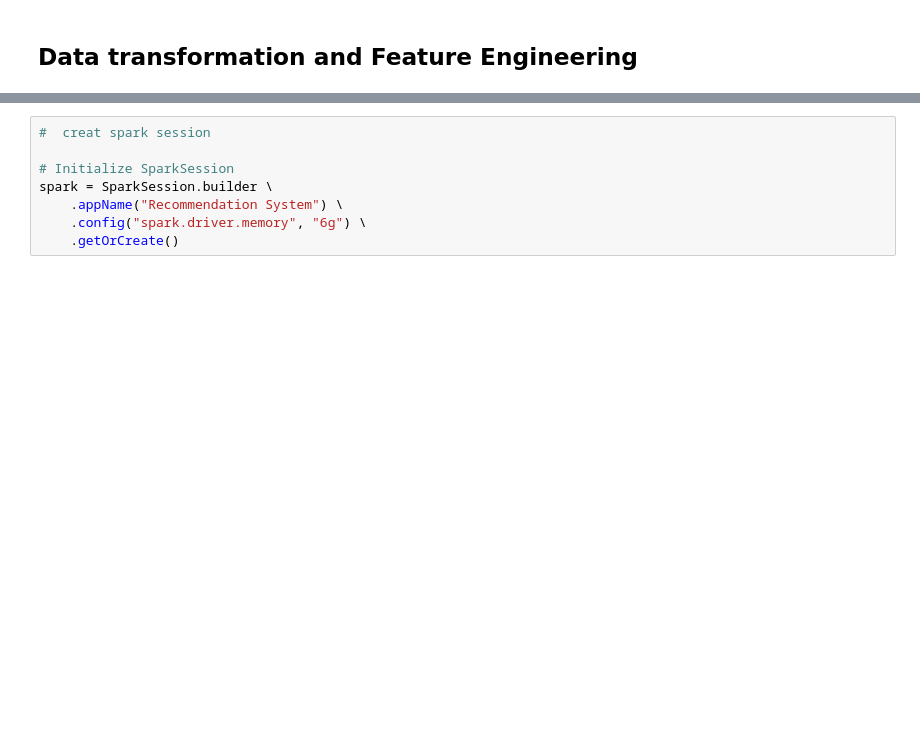
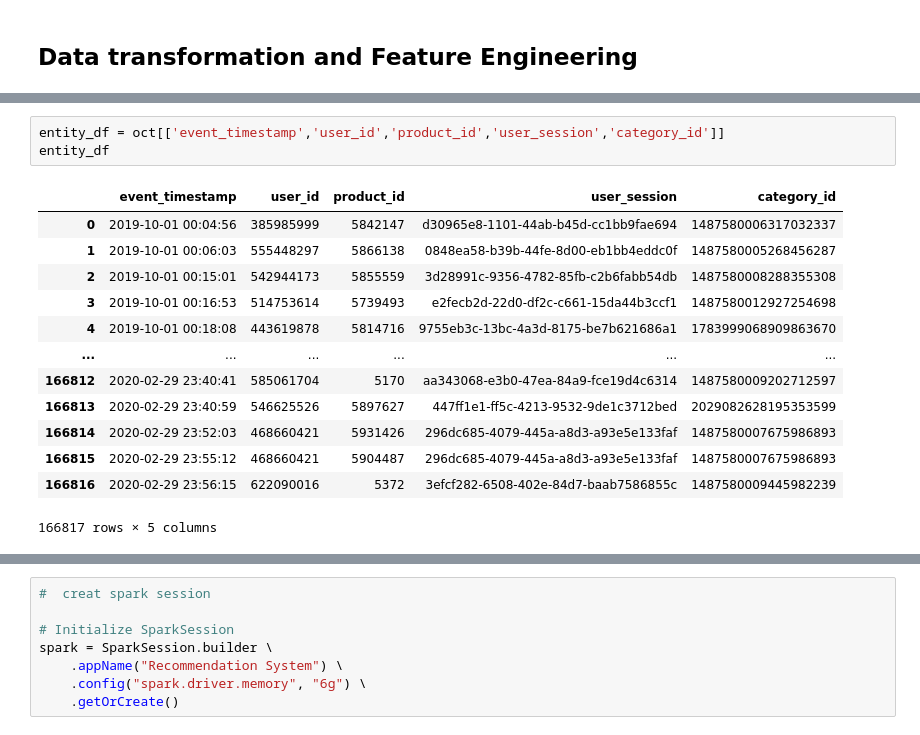
Before and after one commit to GIDDY269/Product_recommendation_system, a Jupyter notebook: notebooks/trial_03_DataTransformation.ipynb, the cells around one changed output, grey strips where cells are left out. Saved outputs shown, nothing was run; the diff lists cells and outputs as text; blank space fills up the shorter version.

```diff
--- a/notebooks/trial_03_DataTransformation.ipynb
+++ b/notebooks/trial_03_DataTransformation.ipynb
@@ -31,0 +79,17 @@ from pyspark.ml.clustering import KMeans
+# %%
+entity_df = oct[['event_timestamp','user_id','product_id','user_session','category_id']]
+entity_df
+# %% [output]
+|  | event_timestamp | user_id | product_id | user_session | category_id |
+| 0 | 2019-10-01 00:04:56 | 385985999 | 5842147 | d30965e8-1101-44ab-b45d-cc1bb9fae694 | 1487580006317032337 |
+| 1 | 2019-10-01 00:06:03 | 555448297 | 5866138 | 0848ea58-b39b-44fe-8d00-eb1bb4eddc0f | 1487580005268456287 |
+| 2 | 2019-10-01 00:15:01 | 542944173 | 5855559 | 3d28991c-9356-4782-85fb-c2b6fabb54db | 1487580008288355308 |
+| 3 | 2019-10-01 00:16:53 | 514753614 | 5739493 | e2fecb2d-22d0-df2c-c661-15da44b3ccf1 | 1487580012927254698 |
+| 4 | 2019-10-01 00:18:08 | 443619878 | 5814716 | 9755eb3c-13bc-4a3d-8175-be7b621686a1 | 1783999068909863670 |
+| ... | ... | ... | ... | ... | ... |
+| 166812 | 2020-02-29 23:40:41 | 585061704 | 5170 | aa343068-e3b0-47ea-84a9-fce19d4c6314 | 1487580009202712597 |
+| 166813 | 2020-02-29 23:40:59 | 546625526 | 5897627 | 447ff1e1-ff5c-4213-9532-9de1c3712bed | 2029082628195353599 |
+| 166814 | 2020-02-29 23:52:03 | 468660421 | 5931426 | 296dc685-4079-445a-a8d3-a93e5e133faf | 1487580007675986893 |
+| 166815 | 2020-02-29 23:55:12 | 468660421 | 5904487 | 296dc685-4079-445a-a8d3-a93e5e133faf | 1487580007675986893 |
+| 166816 | 2020-02-29 23:56:15 | 622090016 | 5372 | 3efcf282-6508-402e-84d7-baab7586855c | 1487580009445982239 |
+166817 rows × 5 columns
```
Also changed, not shown: parts of 13 cells of this notebook, 12 other files.
